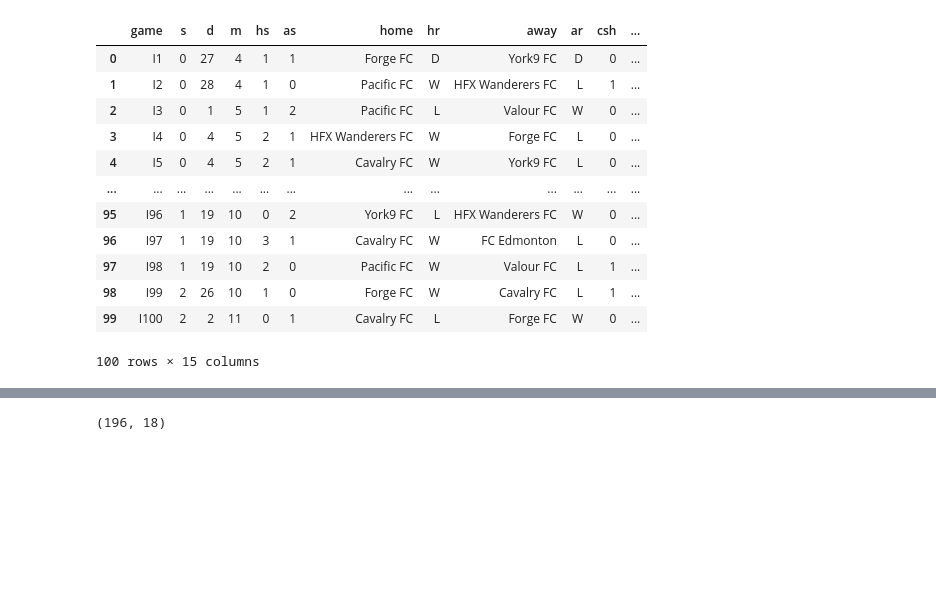
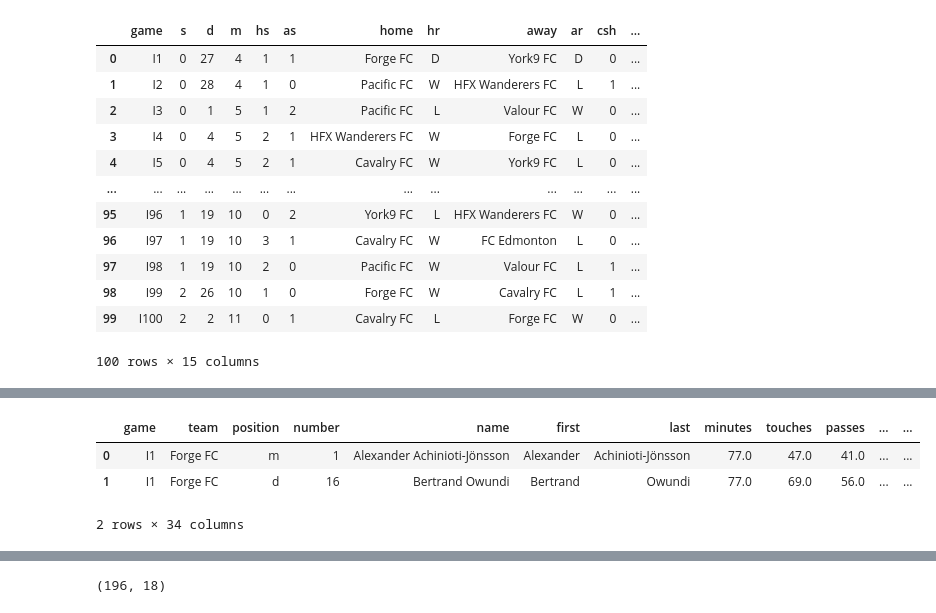
Before and after one commit to tamccullough/nutmeg, a Jupyter notebook: cpl_roster&result_score_train_model.ipynb, the cells around one changed output, grey strips where cells are left out. Drawn from its saved outputs; the diff is of its cells as text; code cells hidden in the pictures; blank space fills up the shorter version.

```diff
--- a/cpl_roster&result_score_train_model.ipynb
+++ b/cpl_roster&result_score_train_model.ipynb
@@ -53,3 +61,10 @@ rated_keepers = pd.read_csv(f'datasets/{year}/cpl-{year}-keepers.csv')
+# %%
+stats.head(2)
+# %% [output]
+|  | game | team | position | number | name | first | last | minutes | touches | passes | ... | ... |
+| 0 | I1 | Forge FC | m | 1 | Alexander Achinioti-Jönsson | Alexander | Achinioti-Jönsson | 77.0 | 47.0 | 41.0 | ... | ... |
+| 1 | I1 | Forge FC | d | 16 | Bertrand Owundi | Bertrand | Owundi | 77.0 | 69.0 | 56.0 | ... | ... |
+2 rows × 34 columns
 # %%
 get_games = results['game']
 if year == '2019':
```
Also changed, not shown: parts of 5 cells of this notebook.
